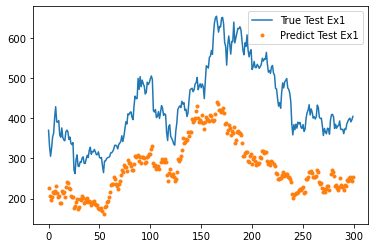
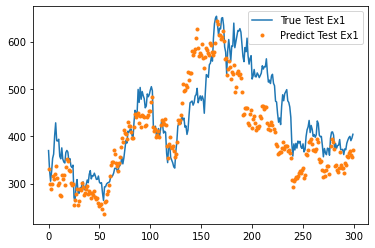
The notebook cell's code change between the first figure and the second:
--- before
+++ after
@@ -1,3 +1,3 @@
 plt.plot(YTest1, label='True Test Ex1')
-plt.plot(YhatTest1, '.', label='Predict Test Ex1')
+plt.plot(YhatTest1*1.46, '.', label='Predict Test Ex1')
 plt.legend()

Commit: checkpoint at 2026